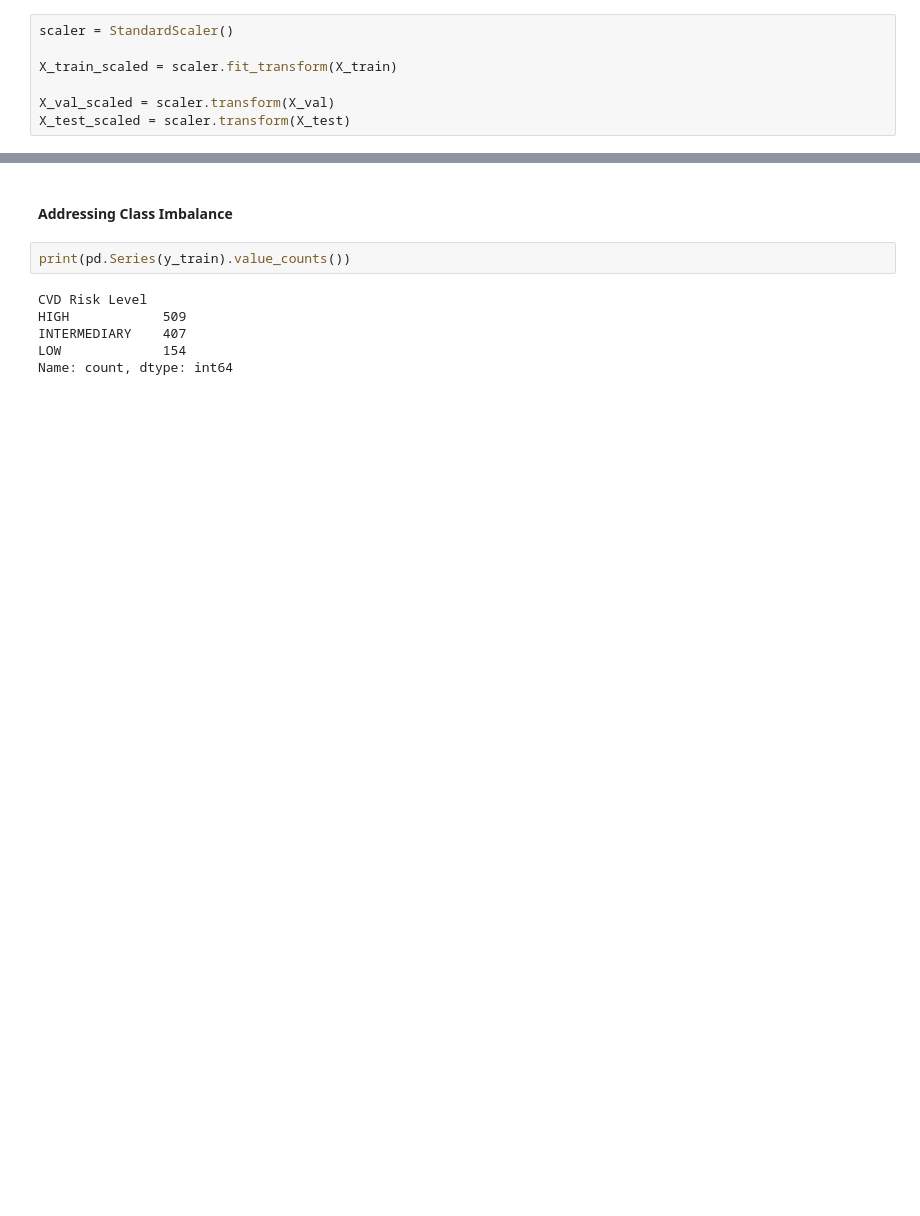
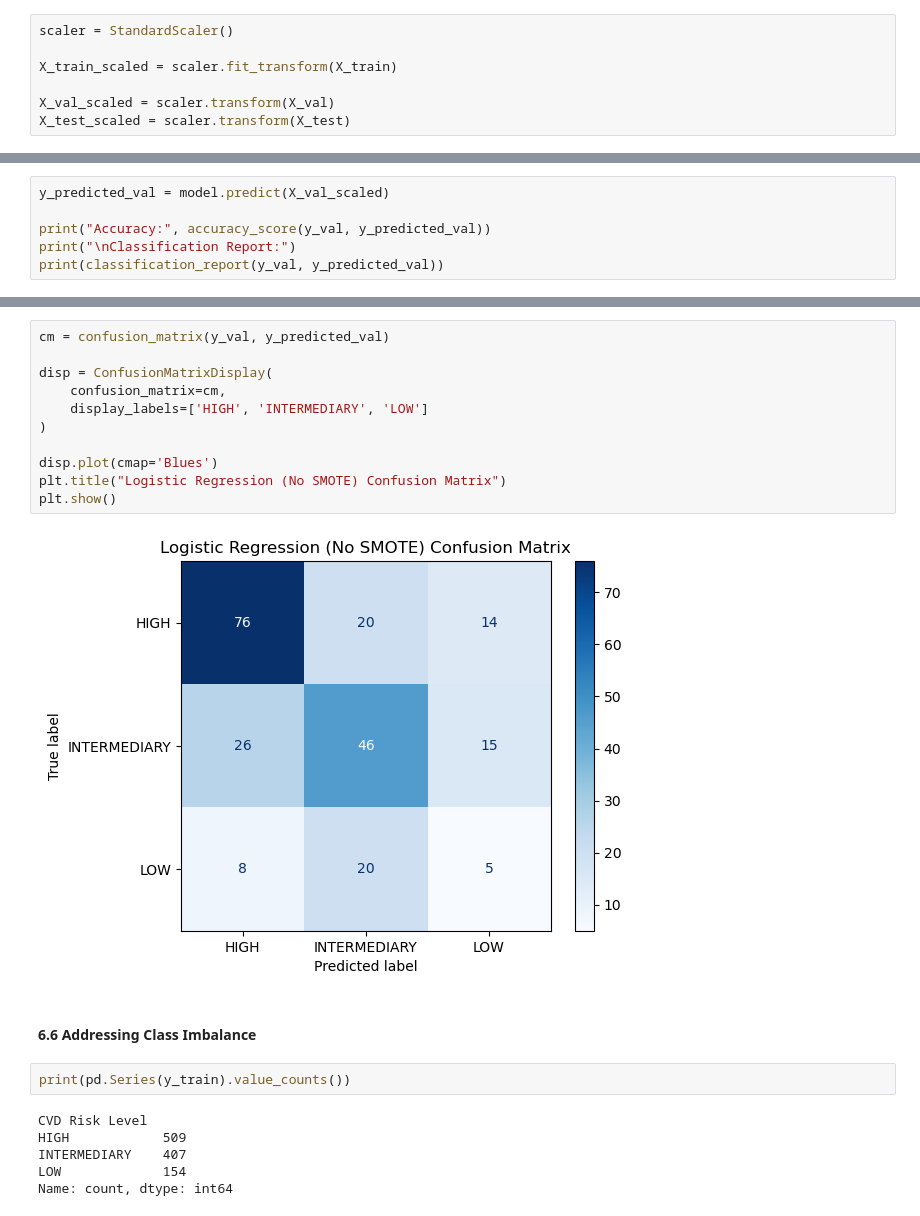
Before and after one commit to shampeyndadi/STINTSY_MCO, a Jupyter notebook: MCO.ipynb, the cells around one changed output, grey strips where cells are left out. Saved outputs shown, nothing was run; the diff lists cells and outputs as text; blank space fills up the shorter version.

```diff
--- a/MCO.ipynb
+++ b/MCO.ipynb
@@ -848,0 +892,6 @@ X_test_scaled = scaler.transform(X_test)
+# %%
+y_predicted_val = model.predict(X_val_scaled)
+
+print("Accuracy:", accuracy_score(y_val, y_predicted_val))
+print("\nClassification Report:")
+print(classification_report(y_val, y_predicted_val))
@@ -849,5 +911,18 @@ X_test_scaled = scaler.transform(X_test)
+# %%
+cm = confusion_matrix(y_val, y_predicted_val)
+
+disp = ConfusionMatrixDisplay(
+    confusion_matrix=cm,
+    display_labels=['HIGH', 'INTERMEDIARY', 'LOW']
+)
+
+disp.plot(cmap='Blues')
+plt.title("Logistic Regression (No SMOTE) Confusion Matrix")
+plt.show()
+# %% [output]
+[figure, added]
 # %% [markdown]
-#### Addressing Class Imbalance
+#### 6.6 Addressing Class Imbalance
 # %%
 print(pd.Series(y_train).value_counts())
 # %% [output]
```
Also changed, not shown: parts of 41 cells of this notebook.
